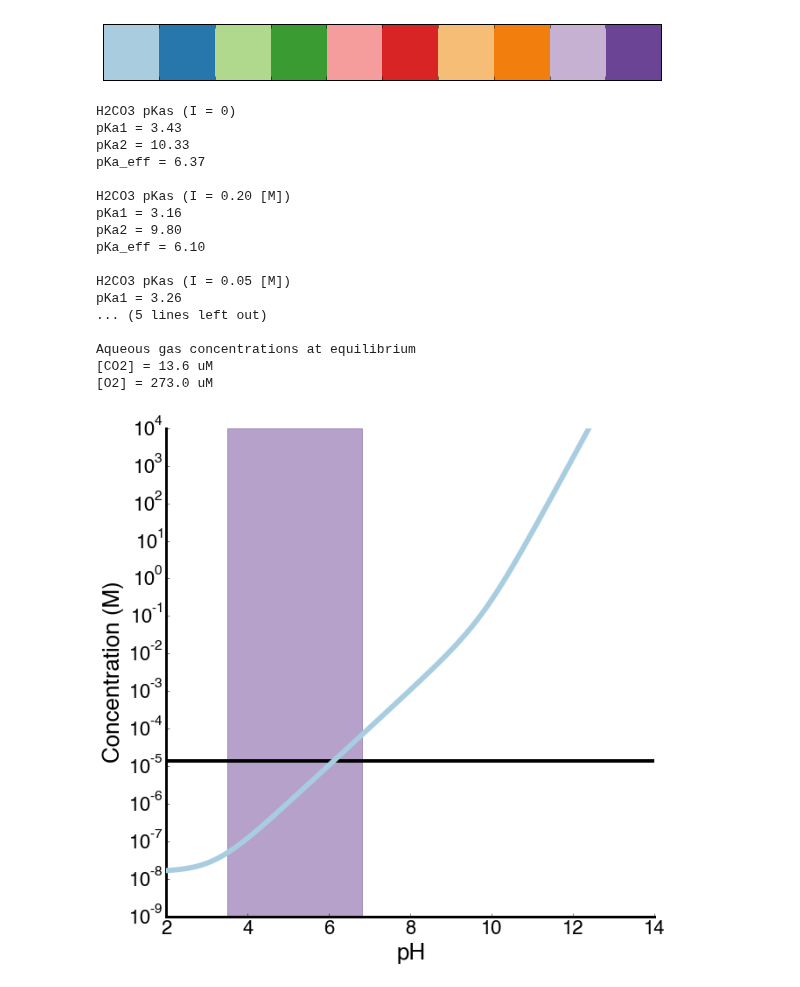
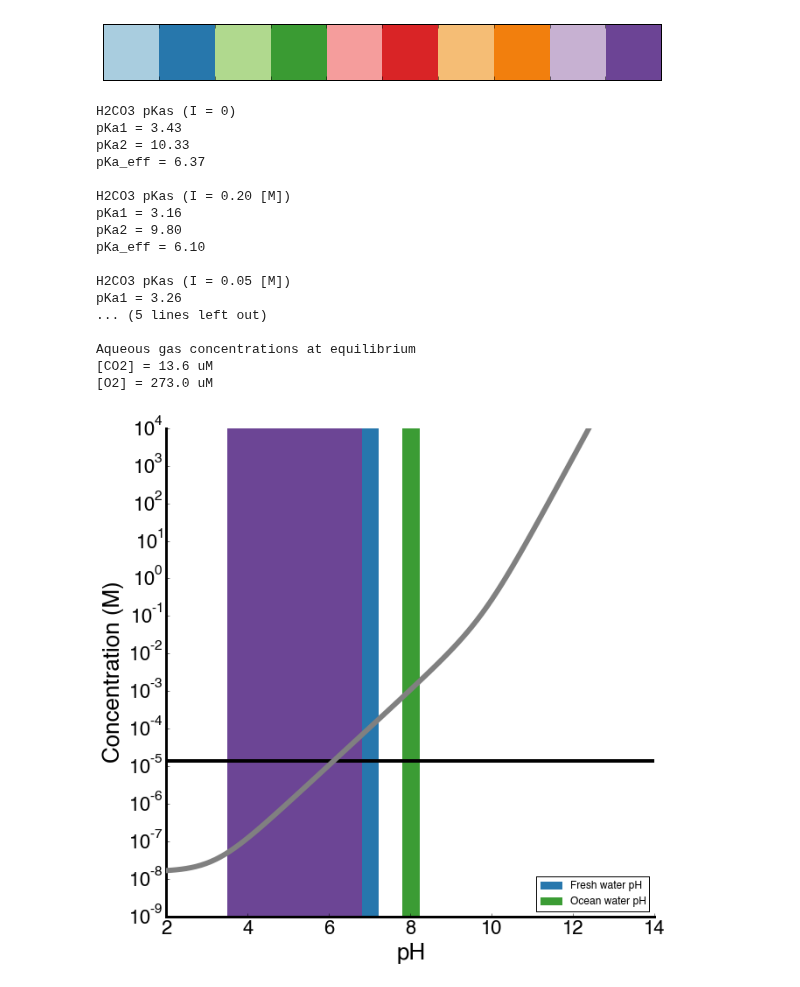
Before and after one commit to jackdesmarais/DabTransporterPaper, a Jupyter notebook: scripts/Figure 5 Model figure.ipynb, the cells around one changed output. Drawn from its saved outputs; the diff is of its cells as text; code cells hidden in the pictures.

Commit message:
fixing figures

```diff
--- a/scripts/Figure 5 Model figure.ipynb
+++ b/scripts/Figure 5 Model figure.ipynb
@@ -202,9 +202,8 @@ species_conc = np.multiply(fractional_abundance.T, h_total).T
 #     pylab.semilogy(pH_range, species_conc[:,1], lw=4, zorder=5,color=eCol)
 #     pylab.semilogy(pH_range, species_conc[:,2], lw=4, zorder=5,color=nCol)
 
-pylab.semilogy(pH_range, h_total, lw=6, ls='-', zorder=10,color=eCol)
+pylab.semilogy(pH_range, h_total, lw=6, ls='-', zorder=10,color='grey')
 #     pylab.semilogy([3,6.8],[1e1,1e1],lw=6, ls='-', zorder=10,color=nCol)
-pylab.axvspan(3.5, 6.8, zorder=0, color=nCol, alpha=0.5)
 
 
 pylab.semilogy(pH_range, np.ones(pH_range.size) * co2_conc, lw=4, zorder=1, color='k')
@@ -222,6 +221,8 @@ pylab.semilogy(pH_range, np.ones(pH_range.size) * co2_conc, lw=4, zorder=1, colo
 pretty_species_conc = ['[%s]' % ps for ps in pretty_species]
 #     labels = pretty_species_conc #+ [r'$DIC_{total}$']
 labels = [r'Hydrated DIC$_{total}$']#,r'$H.neapolitanus$ media pH range']
+
+
 
 
 #     pylab.axvline(x=6.8,c=vCol)
@@ -238,31 +239,38 @@ ax.xaxis.set_ticks_position('bottom')
 ax.spines['left'].set_linewidth(3)
 ax.spines['bottom'].set_linewidth(3)
 
 pylab.xlabel('pH', fontsize=26)
 pylab.ylabel('Concentration (M)', fontsize=26)
 pylab.xlim((2, 12))
 pylab.ylim((1e-9, 1e4))
+
+pylab.axvspan(3.5, 6.8, zorder=0, color=nCol)
+pylab.axvspan(6.8, 7.2, zorder=0, color=utils.qual_palette[1], label='Fresh water pH')
+pylab.axvspan(7.8, 8.2, zorder=0, color=utils.qual_palette[3], label='Ocean water pH')
+plt.legend(loc=4)
+
+
 pylab.xticks(np.arange(2,15, 2), fontsize=22)
 pylab.yticks(fontsize=22)
 
 plt.savefig('fig5//fig5A.eps',format='eps',bbox_inches='tight')
 plt.show()
 # %% [output]
 H2CO3 pKas (I = 0)
 pKa1 = 3.43
 pKa2 = 10.33
 pKa_eff = 6.37
 
 H2CO3 pKas (I = 0.20 [M])
 pKa1 = 3.16
 pKa2 = 9.80
 pKa_eff = 6.10
 
 H2CO3 pKas (I = 0.05 [M])
 pKa1 = 3.26
 ... (5 lines left out)
 
 Aqueous gas concentrations at equilibrium
 [CO2] = 13.6 uM
 [O2] = 273.0 uM
-[figure, old version]
+[figure, new version]
```
Also changed, not shown: parts of 1 cell of this notebook, 25 other files.
